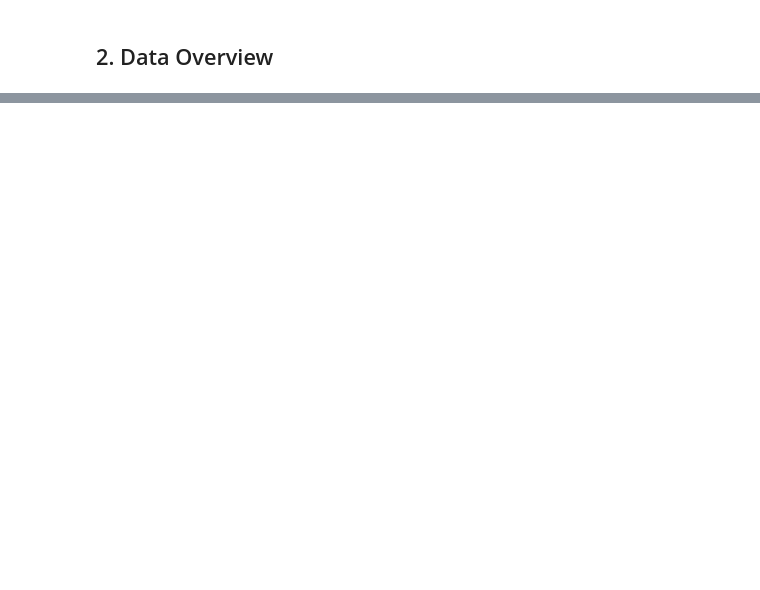
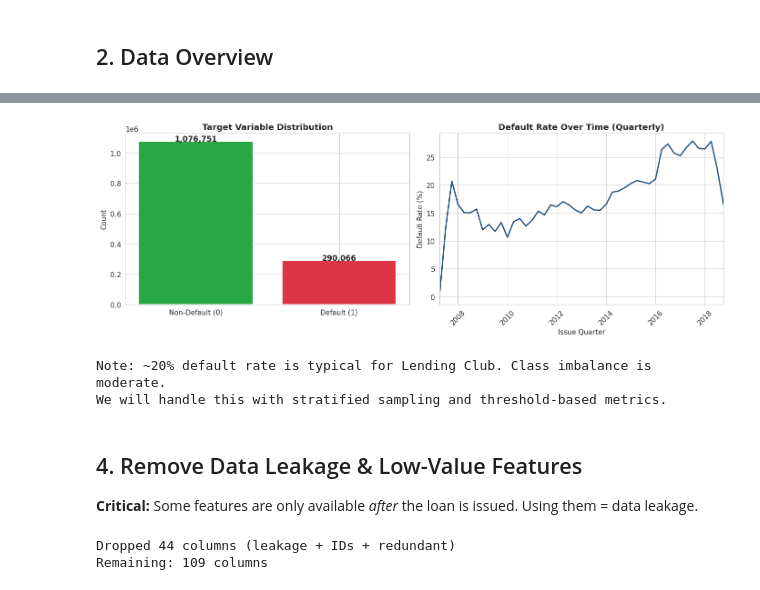
Before and after one commit to niguang220/is5126-credit-risk, a Jupyter notebook: notebooks/01_data_download_and_eda.ipynb, the cells around one changed output, grey strips where cells are left out. Drawn from its saved outputs; the diff is of its cells as text; code cells hidden in the pictures; blank space fills up the shorter version.

```diff
--- a/notebooks/01_data_download_and_eda.ipynb
+++ b/notebooks/01_data_download_and_eda.ipynb
@@ -60,6 +49,0 @@ print(f"Dataset downloaded to: {path}")
-# %%
-# List files in download directory
-import os
-for f in os.listdir(path):
-    size_mb = os.path.getsize(os.path.join(path, f)) / 1024 / 1024
-    print(f"{f}: {size_mb:.1f} MB")
@@ -553,0 +215,73 @@ Document your observations here after running the notebook. These findings will
+# %%
+fig, axes = plt.subplots(1, 2, figsize=(14, 5))
+
+# Bar chart
+counts = df['default'].value_counts()
+bars = axes[0].bar(['Non-Default (0)', 'Default (1)'], counts.values,
+                    color=[COLORS['good'], COLORS['bad']], edgecolor='white', linewidth=1.5)
+for bar, val in zip(bars, counts.values):
+    axes[0].text(bar.get_x() + bar.get_width()/2, bar.get_height() + 1000,
+                 f'{val:,}', ha='center', fontweight='bold', fontsize=12)
+axes[0].set_title('Target Variable Distribution', fontweight='bold')
+axes[0].set_ylabel('Count')
+
+# Default rate over time
+if 'issue_d' in df.columns:
+    df['issue_date'] = pd.to_datetime(df['issue_d'], format='mixed', errors='coerce')
+    quarterly = df.groupby(df['issue_date'].dt.to_period('Q'))['default'].mean() * 100
+    quarterly.plot(ax=axes[1], color=COLORS['primary'], linewidth=2)
+    axes[1].set_title('Default Rate Over Time (Quarterly)', fontweight='bold')
+    axes[1].set_ylabel('Default Rate (%)')
+    axes[1].set_xlabel('Issue Quarter')
+    axes[1].tick_params(axis='x', rotation=45)
+
+plt.tight_layout()
+plt.savefig('figures/01_target_distribution.png', dpi=150, bbox_inches='tight')
+plt.show()
+
+print('\nNote: ~20% default rate is typical for Lending Club. Class imbalance is moderate.')
+print('We will handle this with stratified sampling and threshold-based metrics.')
+# %% [output]
+[figure, added]
+Note: ~20% default rate is typical for Lending Club. Class imbalance is moderate.
+We will handle this with stratified sampling and threshold-based metrics.
+# %% [markdown]
+## 4. Remove Data Leakage & Low-Value Features
+
+**Critical:** Some features are only available *after* the loan is issued. Using them = data leakage.
+# %%
+# Post-origination / leakage features
+leakage_cols = [
+    'funded_amnt', 'funded_amnt_inv',
+    'total_pymnt', 'total_pymnt_inv',
+    'total_rec_prncp', 'total_rec_int', 'total_rec_late_fee',
+    'recoveries', 'collection_recovery_fee',
+    'last_pymnt_d', 'last_pymnt_amnt', 'next_pymnt_d',
+    'last_credit_pull_d',
+    'out_prncp', 'out_prncp_inv',
+    'hardship_flag', 'hardship_type', 'hardship_reason', 'hardship_status',
+    'hardship_start_date', 'hardship_end_date',
+    'hardship_amount', 'hardship_length',
+    'hardship_dpd', 'hardship_loan_status',
+    'hardship_payoff_balance_amount', 'hardship_last_payment_amount',
+    'payment_plan_start_date',
+    'debt_settlement_flag', 'debt_settlement_flag_date',
+    'settlement_status', 'settlement_date',
+    'settlement_amount', 'settlement_percentage', 'settlement_term',
+]
+
+# Identifiers / non-predictive
+id_cols = ['id', 'member_id', 'url', 'policy_code']
+
+# Redundant
+redundant_cols = ['loan_status', 'issue_d', 'issue_date', 'zip_code', 'title']
+
+drop_cols = leakage_cols + id_cols + redundant_cols
+existing_drop = [c for c in drop_cols if c in df.columns]
+df = df.drop(columns=existing_drop)
+
+print(f'Dropped {len(existing_drop)} columns (leakage + IDs + redundant)')
+print(f'Remaining: {df.shape[1]} columns')
+# %% [output]
+Dropped 44 columns (leakage + IDs + redundant)
+Remaining: 109 columns
```
Also changed, not shown: parts of 74 cells of this notebook, 1 other file.
